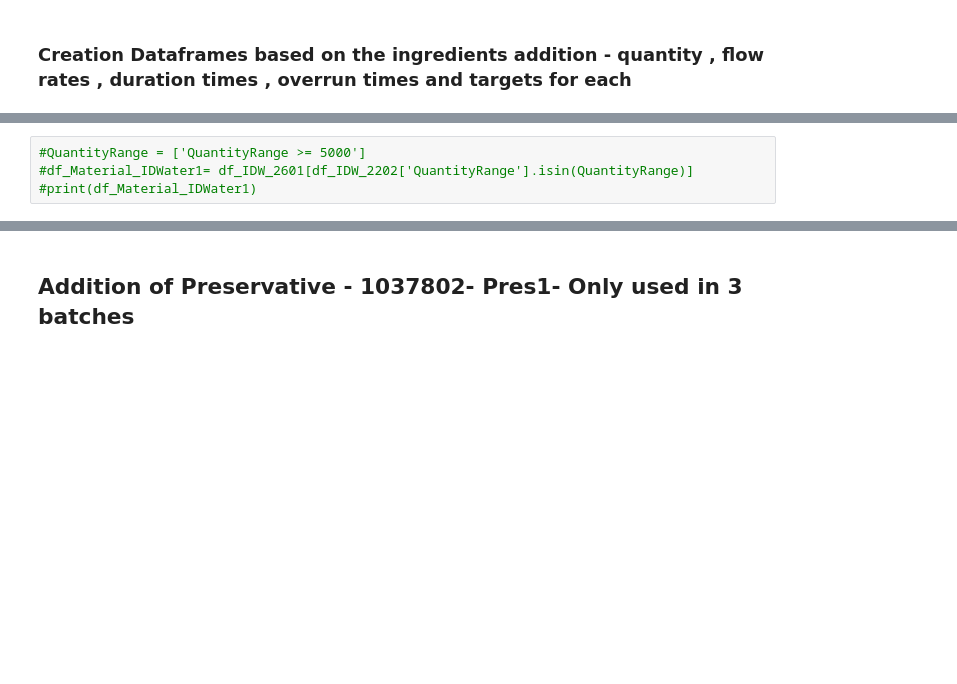
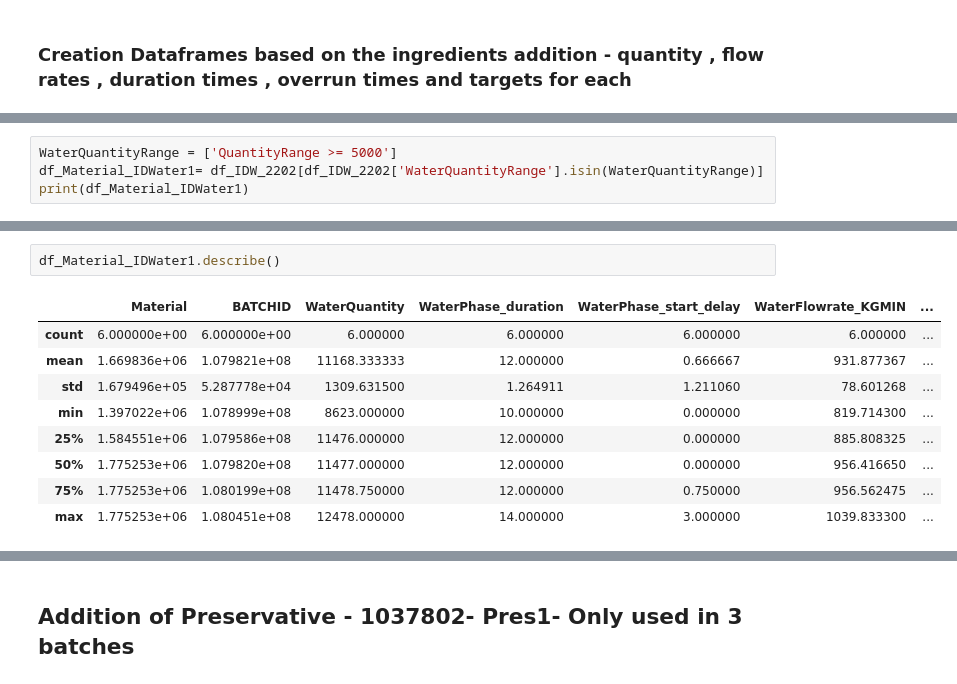
Before and after one commit to MichelleMoran431/Capstone---CCT, a Jupyter notebook: 2202.ipynb, the cells around one changed output, grey strips where cells are left out. Cells and saved outputs as stored; diff of their text form; blank space fills up the shorter version.

```diff
--- a/2202.ipynb
+++ b/2202.ipynb
@@ -139,4 +196,4 @@ See the caveats in the documentation: https://pandas.pydata.org/pandas-docs/stab
 # %%
-#QuantityRange = ['QuantityRange >= 5000']
-#df_Material_IDWater1= df_IDW_2601[df_IDW_2202['QuantityRange'].isin(QuantityRange)]
-#print(df_Material_IDWater1)
+WaterQuantityRange = ['QuantityRange >= 5000']
+df_Material_IDWater1= df_IDW_2202[df_IDW_2202['WaterQuantityRange'].isin(WaterQuantityRange)]
+print(df_Material_IDWater1)
@@ -143 +218,13 @@ See the caveats in the documentation: https://pandas.pydata.org/pandas-docs/stab
+# %%
+df_Material_IDWater1.describe()
+# %% [output]
+|  | Material | BATCHID | WaterQuantity | WaterPhase_duration | WaterPhase_start_delay | WaterFlowrate_KGMIN | ... |
+| count | 6.000000e+00 | 6.000000e+00 | 6.000000 | 6.000000 | 6.000000 | 6.000000 | ... |
+| mean | 1.669836e+06 | 1.079821e+08 | 11168.333333 | 12.000000 | 0.666667 | 931.877367 | ... |
+| std | 1.679496e+05 | 5.287778e+04 | 1309.631500 | 1.264911 | 1.211060 | 78.601268 | ... |
+| min | 1.397022e+06 | 1.078999e+08 | 8623.000000 | 10.000000 | 0.000000 | 819.714300 | ... |
+| 25% | 1.584551e+06 | 1.079586e+08 | 11476.000000 | 12.000000 | 0.000000 | 885.808325 | ... |
+| 50% | 1.775253e+06 | 1.079820e+08 | 11477.000000 | 12.000000 | 0.000000 | 956.416650 | ... |
+| 75% | 1.775253e+06 | 1.080199e+08 | 11478.750000 | 12.000000 | 0.750000 | 956.562475 | ... |
+| max | 1.775253e+06 | 1.080451e+08 | 12478.000000 | 14.000000 | 3.000000 | 1039.833300 | ... |
 # %%
```
Also changed, not shown: parts of 34 cells of this notebook, 7 other files.
